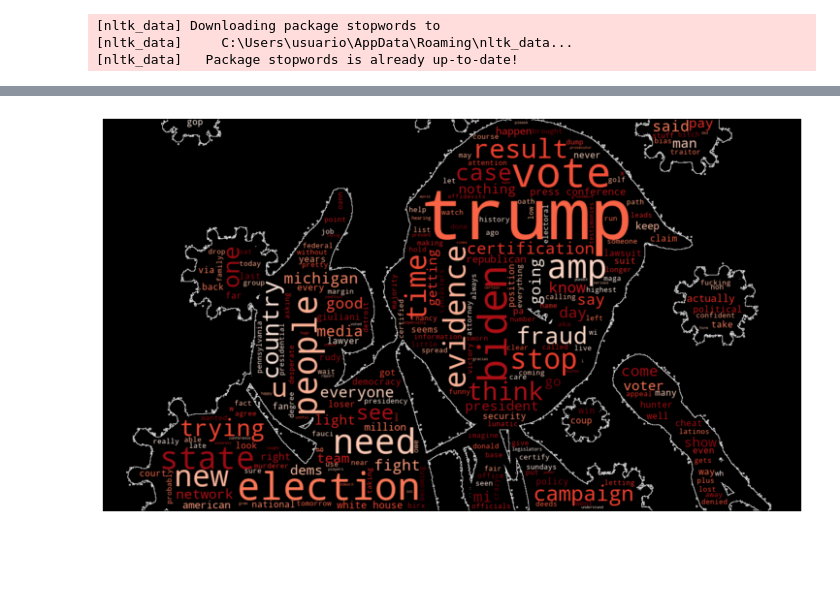
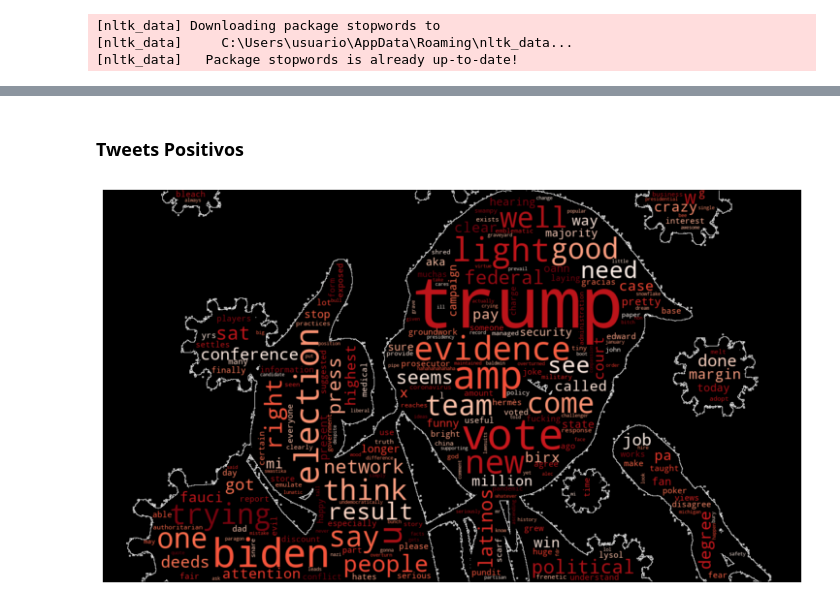
Before and after one commit to VanessaChinchilla/NLP-Repositorio, a Jupyter notebook: Taller 11 - Sentimiento.ipynb, the cells around one changed output, grey strips where cells are left out. Cells and saved outputs as stored; diff of their text form; code cells hidden in the pictures; blank space fills up the shorter version.

```diff
--- a/Taller 11 - Sentimiento.ipynb
+++ b/Taller 11 - Sentimiento.ipynb
@@ -155,5 +155,8 @@ import gensim.models.word2vec as w2v
 [nltk_data]   Package stopwords is already up-to-date!
 # %%
 data['preprocesado'] = data['clean'].apply(lambda text: pre_procesado(text))
+# %%
+data1 = data[data.loc[:, 'Clasif'] == 'Positivo']
+data2 = data[data.loc[:, 'Clasif'] == 'Negativo']
 # %%
 Trump = PIL.Image.open("Trump.jpg")
@@ -164,18 +184,20 @@ mask = np.array(Trump)
+# %% [markdown]
+### Tweets Positivos
 # %%
-palabras = data.preprocesado.str.cat(sep=" ")
+palabras = data1.preprocesado.str.cat(sep=" ")
 
 wordcloud = WordCloud(width=800, height=400,
                       max_font_size=1500, max_words=250,
                       background_color='black', colormap='Reds',
                       stopwords=None,
                       mask=mask, contour_width=0.5, contour_color='white').generate(palabras)
 
 wordcloud.to_file("Trump_wc.png")
 
 plt.figure(figsize=(10,8))
 plt.imshow(wordcloud, interpolation='bilinear')
 plt.axis("off")
 plt.tight_layout(pad=0)
 plt.show()
 # %% [output]
-[figure, old version]
+[figure, new version]
```
Also changed, not shown: parts of 3 cells of this notebook.
